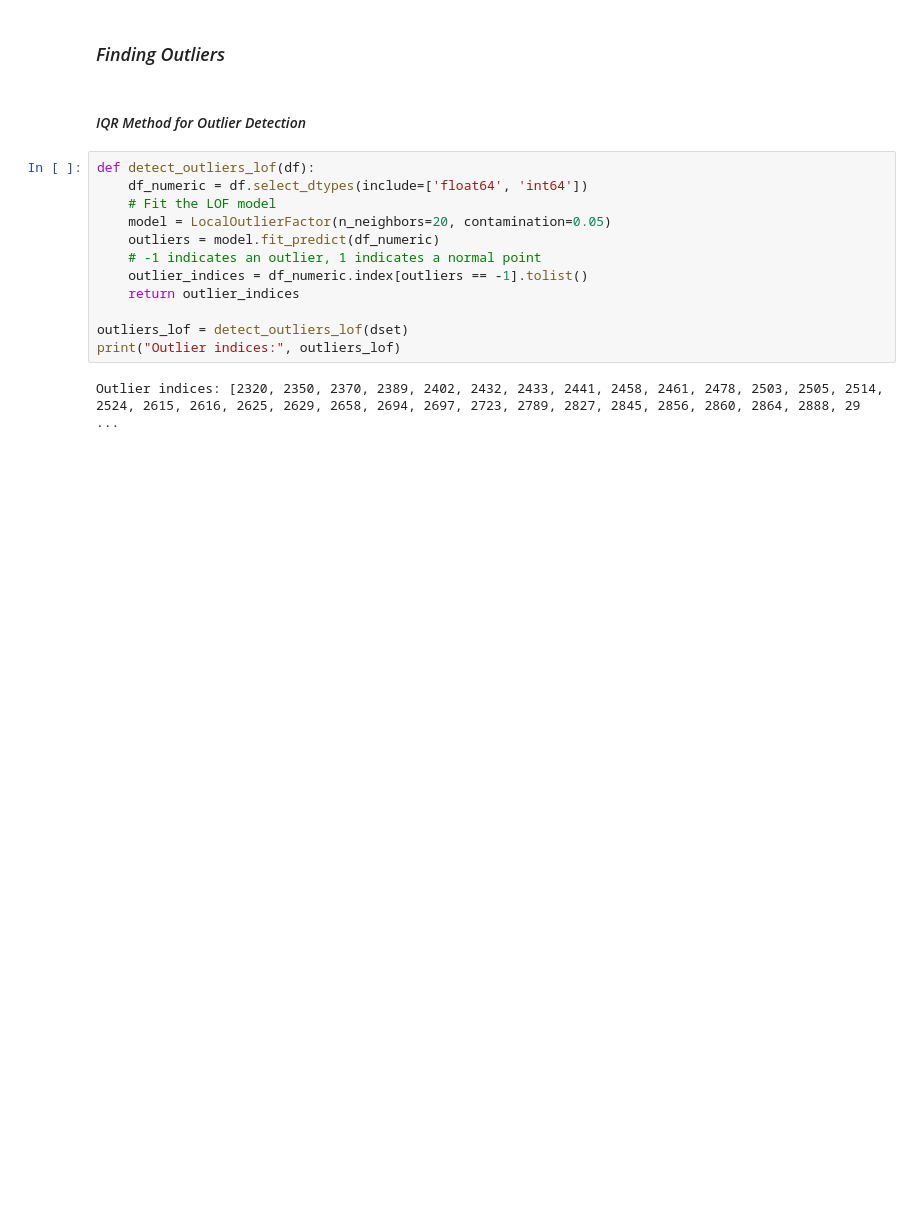
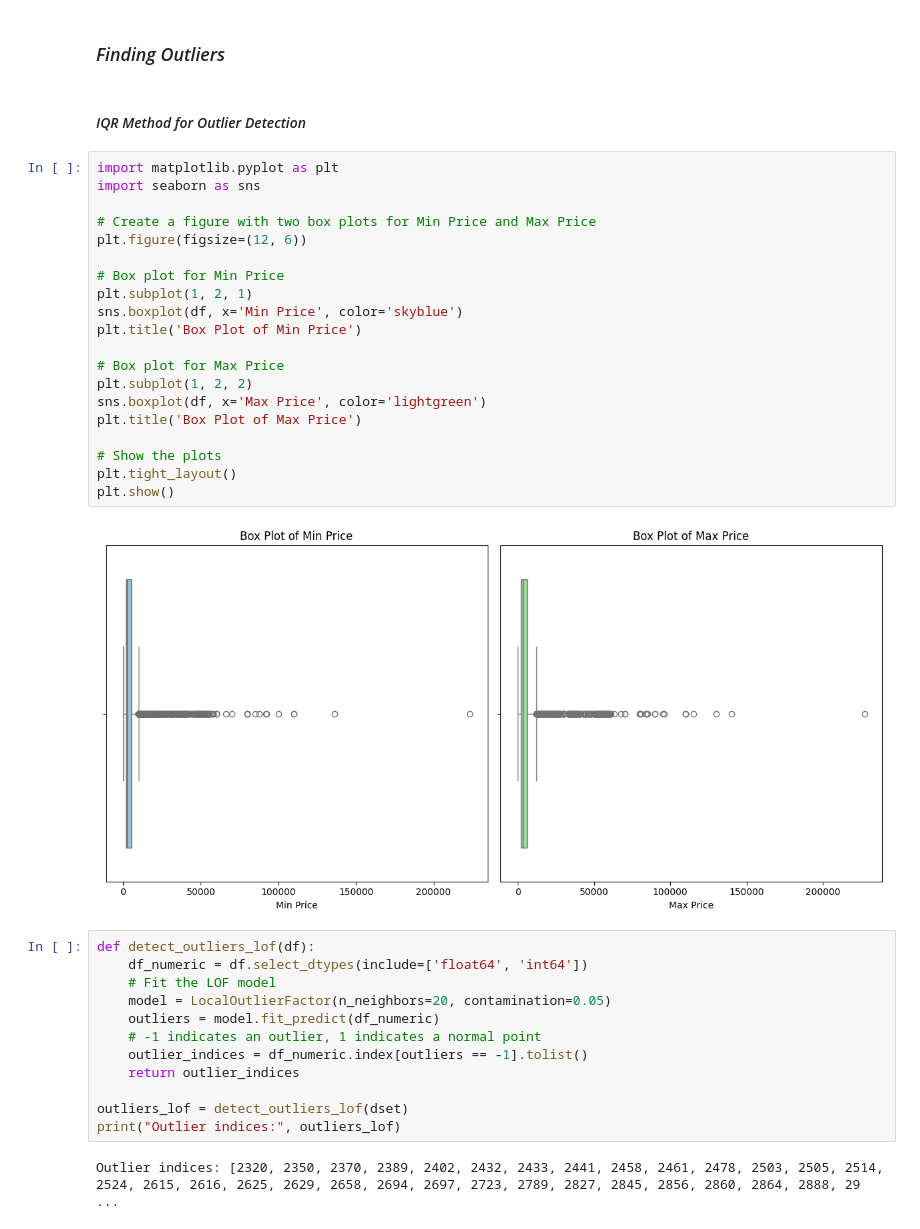
Before and after one commit to rahulthota21/projects, a Jupyter notebook: CropInsights/Crop Price Prediction/Price_pred.ipynb, the cells around one changed output. Cells and saved outputs as stored; diff of their text form; blank space fills up the shorter version.

```diff
--- a/CropInsights/Crop Price Prediction/Price_pred.ipynb
+++ b/CropInsights/Crop Price Prediction/Price_pred.ipynb
@@ -359,6 +376,28 @@ R-squared results (Accuracy):
 ### *Finding Outliers*
 # %% [markdown]
 #### *IQR Method for Outlier Detection*
+# %%
+import matplotlib.pyplot as plt
+import seaborn as sns
+
+# Create a figure with two box plots for Min Price and Max Price
+plt.figure(figsize=(12, 6))
+
+# Box plot for Min Price
+plt.subplot(1, 2, 1)
+sns.boxplot(df, x='Min Price', color='skyblue')
+plt.title('Box Plot of Min Price')
+
+# Box plot for Max Price
+plt.subplot(1, 2, 2)
+sns.boxplot(df, x='Max Price', color='lightgreen')
+plt.title('Box Plot of Max Price')
+
+# Show the plots
+plt.tight_layout()
+plt.show()
+# %% [output]
+[figure, added]
 # %%
 def detect_outliers_lof(df):
     df_numeric = df.select_dtypes(include=['float64', 'int64'])
```
Also changed, not shown: parts of 5 cells of this notebook, 3 other files.
